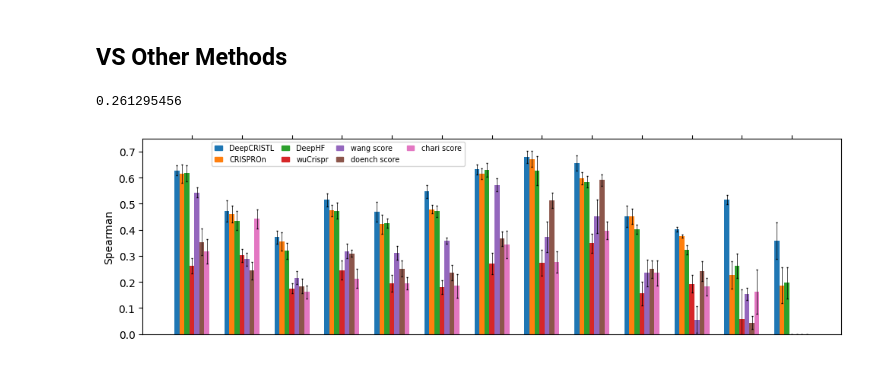
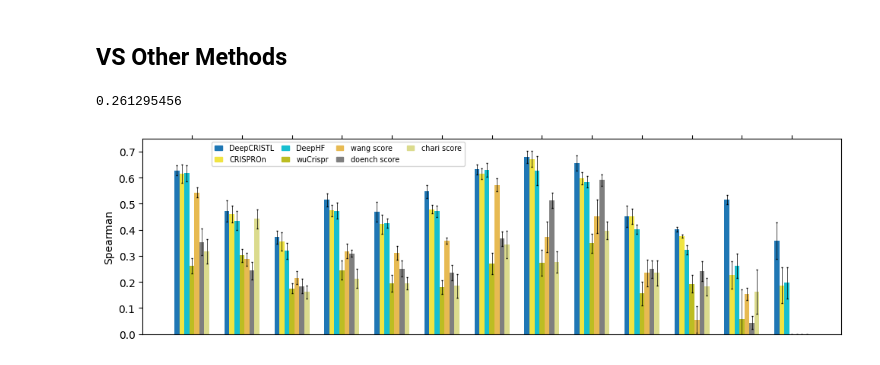
Before and after one commit to OrensteinLab/DeepCRISTL, a Jupyter notebook: new_version/graphs.ipynb, the cells around one changed output. Drawn from its saved outputs; the diff is of its cells as text; code cells hidden in the pictures.

```diff
--- a/new_version/graphs.ipynb
+++ b/new_version/graphs.ipynb
@@ -232,7 +237,10 @@ print(data_means['wuCrispr'][0])
 
 
 
-hex_colors = ['#1f77b4', '#ff7f0e', '#2ca02c', '#d62728', '#9467bd', '#8c564b', '#e377c2']
+#hex_colors = ['#1f77b4', '#ff7f0e', '#2ca02c', '#d62728', '#9467bd', '#8c564b', '#e377c2']
+hex_colors = ['#1f77b4', '#f0e442', '#17becf', '#bcbd22', '#e7ba52', '#7f7f7f', '#dbdb8d']
+#hex_colors = ['#1f77b4', '#443983', '#31688e', '#21918c', '#35b779', '#90d743', '#fde725']
+
 
 
 
@@ -273,34 +281,34 @@ legend_elements = [
 
 
 
 plt.legend(handles=legend_elements, loc='lower center', bbox_to_anchor=(0.28, 0.84), ncol=4,
             fontsize='x-small', handlelength=1, handletextpad=1, columnspacing=1)
 
 # make figure bigger
 plt.gcf().set_size_inches(10, 3)
 
 # set y axis limits
 plt.ylim(0.0, 0.75)
 
 # show x axis on top
 plt.gca().xaxis.set_ticks_position('top')
 
 plt.xticks(index-bar_width*2 + total_width / 2, [], rotation=90)
 
 
 
 # Adjust layout
 plt.tight_layout()
 
 
 # save the plot
 plt.savefig('part2.png', dpi=300)
 
 # Show the plot
 plt.show()
 # %% [output]
 0.261295456
-[figure, old version]
+[figure, new version]
 # %%
 # combine
 from PIL import Image
```
Also changed, not shown: parts of 4 cells of this notebook, 2 other files.
